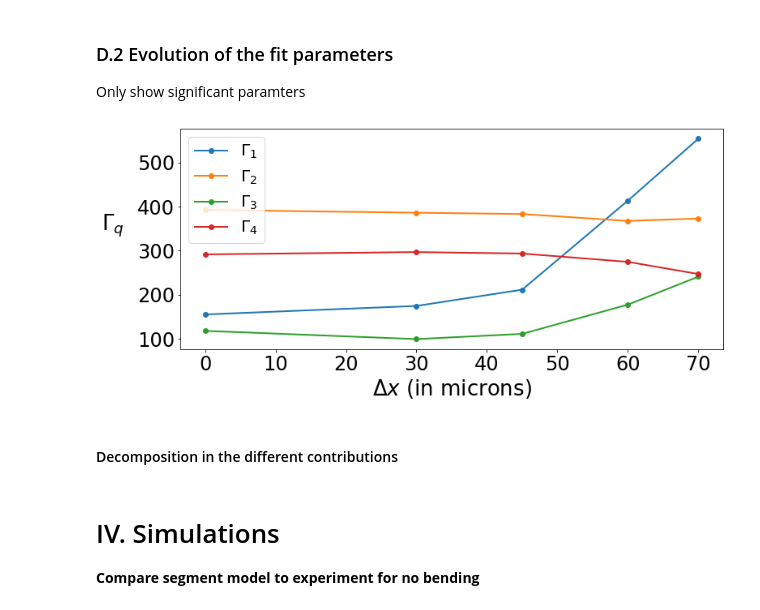
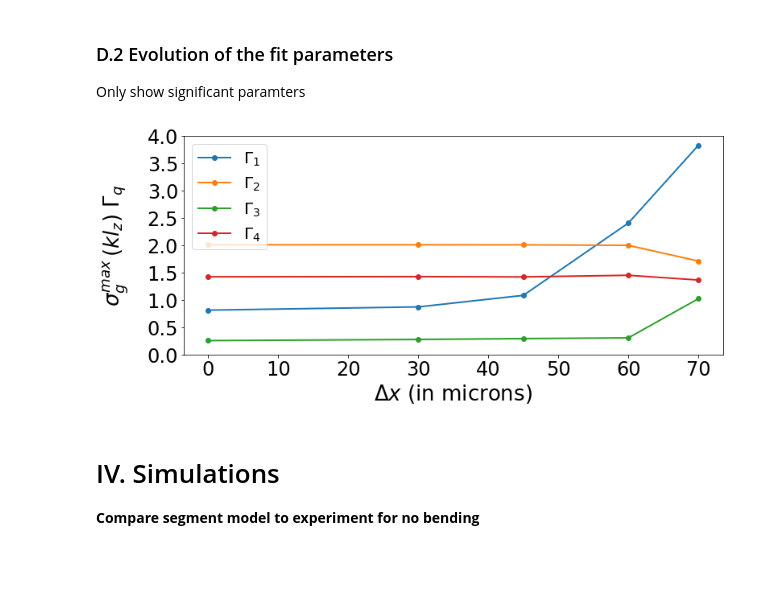
Before and after one commit to wavefrontshaping/article_RME_2023, a Jupyter notebook: Experiment_VS_Model/Experiment_VS_Model.ipynb, the cells around one changed output. Drawn from its saved outputs; the diff is of its cells as text; code cells hidden in the pictures; blank space fills up the shorter version.

```diff
--- a/Experiment_VS_Model/Experiment_VS_Model.ipynb
+++ b/Experiment_VS_Model/Experiment_VS_Model.ipynb
@@ -563,3 +587,10 @@ coeff = L_tot / dz * (k0 * dz) ** 2 * 1 / nmodes * 0.25
 
 # q values to consider in the azimuthal series decomposition
 qs = (1, 2, 3, 4)
+# %%
+plt.figure()
+plt.plot(r_vec, np.abs(noise_std(r_vec)))
+
+std_mean = np.abs(np.mean(noise_std(r_vec[r_vec < radius])))
+std_max = np.max(np.abs(noise_std(r_vec[r_vec < radius])))
+plt.title("Variance of the radial perturbation")
@@ -566,2 +600,13 @@ qs = (1, 2, 3, 4)
+# %%
+# For second order
+eps = np.finfo(float).eps
+mask_beta_sqrt = sinc(deltaBeta / 2 * dz)
+mask_beta_cos = np.cos(deltaBeta / 2 * dz)
+mask_beta_over = (np.abs(deltaBeta) > 0) * (1 / (deltaBeta**2 + eps))
+Nz = L_tot / dz
+c2 = Nz * 1 / 8 * k0**4 * 1 / nmodes
+A1 = (Nz - 1) / 2 * dz**4 * \
+    np.einsum("ab,cb->abc", mask_beta_sqrt, mask_beta_sqrt)
+Itot = np.einsum("abc,ab,cb->abc", A1, I, I)
 # %% [markdown]
 ## D. RME correlation computation function
@@ -607,14 +673,15 @@ def Correlation_error(gammas, qs, Cref):
     return error
 
 
-err = lambda x: Correlation_error(x, qs, Cref=Corr_mean_exp[0])
+def err(x): return Correlation_error(x, qs, Cref=Corr_mean_exp[0])
 # %% [markdown]
 ### C.2 Fit the experimental data for different deformations
 # %%
 gammas = []
 for ind_deform, Cref in enumerate(Corr_mean_exp):
-    err = lambda x: Correlation_error(x, qs, Cref=Cref)
-    initial_guess = gammas[-1] if ind_deform > 0 and gammas else [0.1] * len(qs)
+    def err(x): return Correlation_error(x, qs, Cref=Cref)
+    initial_guess = gammas[-1] if ind_deform > 0 and gammas else [0.1] * \
+        len(qs)
     xopt = scipy.optimize.fmin(func=err, x0=initial_guess)
     gammas.append(np.abs(np.array(xopt)))
 
@@ -752,31 +830,39 @@ show_RME_corr(show_error=True, save_fig=SAVE_FIG)
 Only show significant paramters
 # %%
+# see caption of Fig.4
+Gamma_tilde = std_max * n_coeffs_fit * k0 * dz
+
+
 plt.figure(figsize=(12, 5))
 for ind_q, q in enumerate(qs):
     plt.plot(
         Delta_x,
-        n_coeffs_fit[:, ind_q],
+        Gamma_tilde[:, ind_q],
         marker="o",
         label=rf"$\Gamma_{q}$",
         linewidth=2,
     )
 plt.legend()
-plt.ylabel(r"$\Gamma_q$", fontsize=LABEL_SIZE, labelpad=30, rotation=0)
+# plt.ylabel(r"$\left\langle \sigma_g(r)\right\rangle \, \Gamma_q $", fontsize=LABEL_SIZE, labelpad=20, rotation=90)
+plt.ylabel(
+    r"$\sigma_g^{max} \,(k l_z)\,  \, \Gamma_q $",
+    fontsize=LABEL_SIZE,
+    labelpad=20,
+    rotation=90,
+)
 plt.xlabel(r"$\Delta x$ (in microns)", fontsize=LABEL_SIZE)
 plt.xticks(fontsize=TICK_SIZE)
 plt.yticks(fontsize=TICK_SIZE)
 plt.legend(fontsize=LEGEND_SIZE, loc="upper left")
-# plt.ylim([0.0, 0.9])
+plt.ylim([0.0, np.ceil(np.max(Gamma_tilde))])
 
 if SAVE_FIG:
     plt.savefig(
         image_path(f"Gamma_q.svg"),
         dpi=300,
     )
 # plt.ylim([0,10])
 # %% [output]
-[figure, old version]
+[figure, new version]
-# %% [markdown]
-#### Decomposition in the different contributions
 # %% [markdown]
 # IV. Simulations
```
Also changed, not shown: parts of 41 cells of this notebook, 41 other files.
